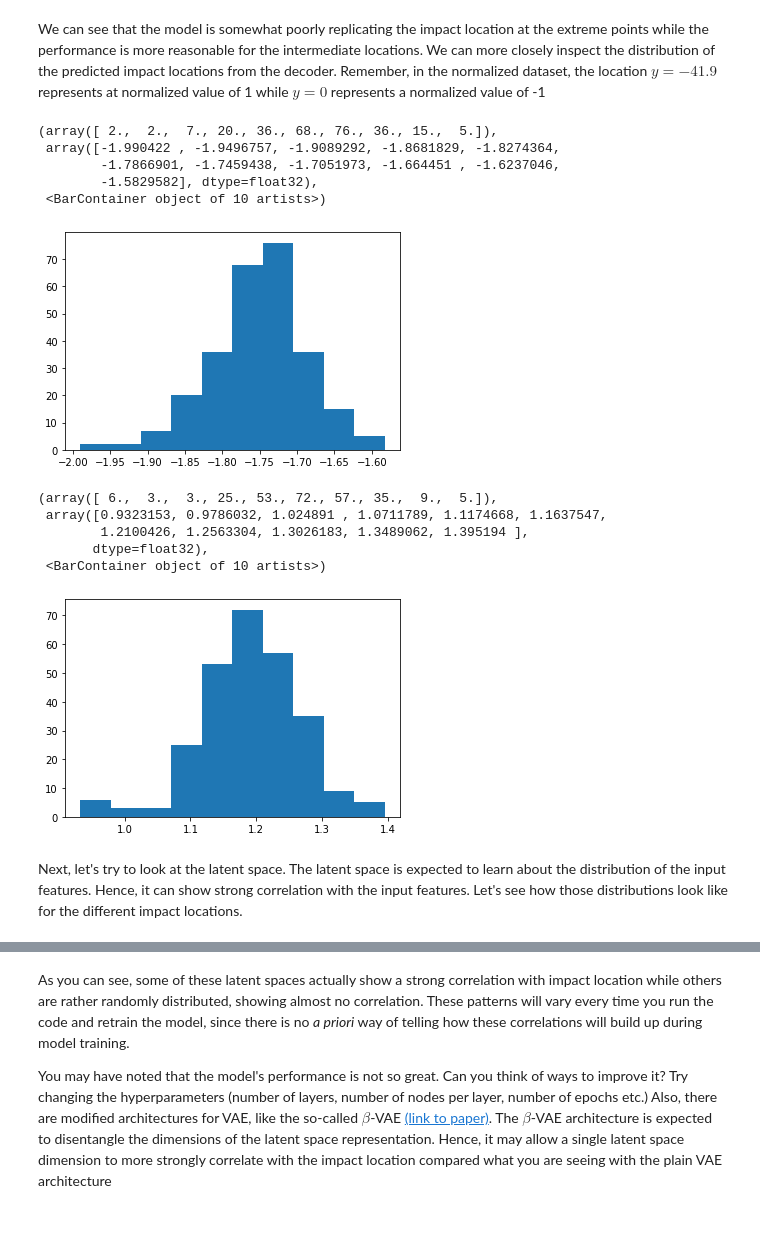
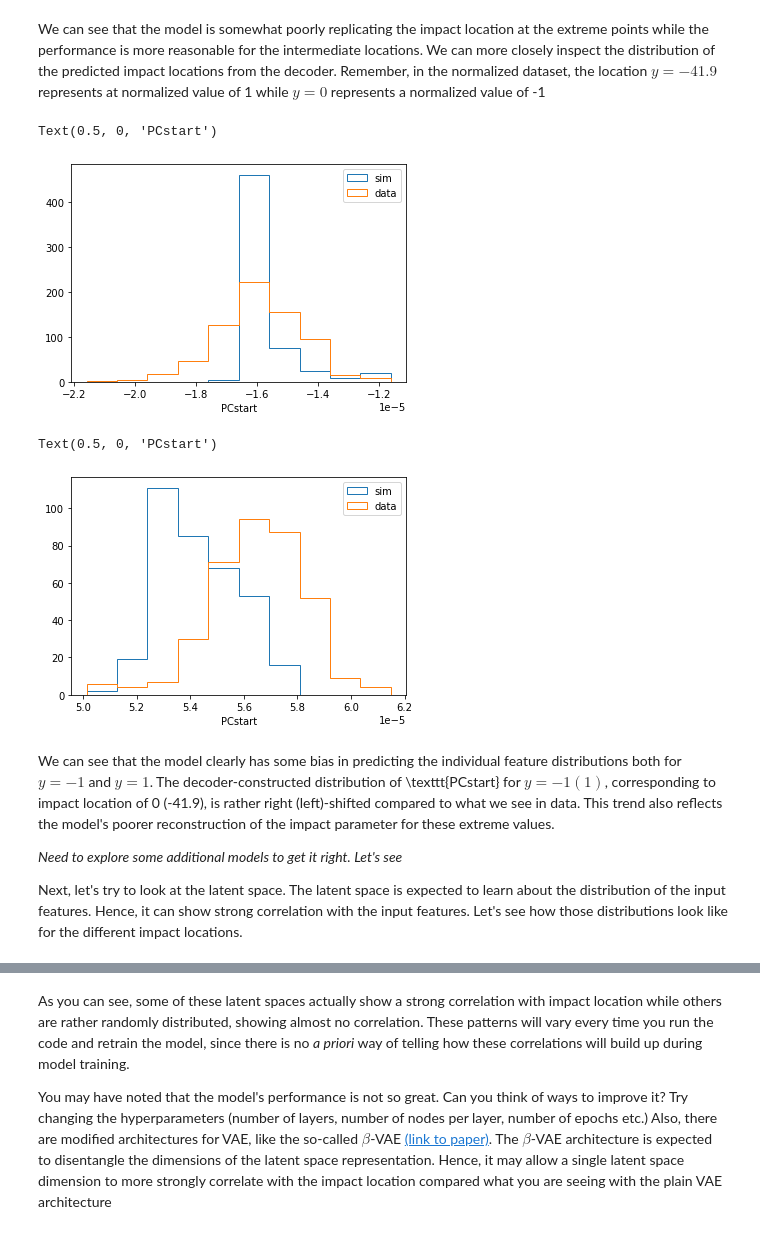
Before and after one commit to yorkiva/FAIR-Exercises, a Jupyter notebook: 08a-CDMS_NNVAE.ipynb, the cells around one changed output, grey strips where cells are left out. Cells and saved outputs as stored; diff of their text form; code cells hidden in the pictures.

```diff
--- a/08a-CDMS_NNVAE.ipynb
+++ b/08a-CDMS_NNVAE.ipynb
@@ -229,11 +221,13 @@ class CDMS_VAE(CDMS_NNSuite):
 
         return Train_MSE_Losses, Train_KL_Losses, Test_MSE_Losses, Test_KL_Losses
 # %%
-NLatent = 3
-NNodes = 32
-NhiddenLayers = 2
-enc_Layers =  [n_features+1] + NhiddenLayers*[NNodes] + [2*NLatent]
-dec_Layers =  [NLatent]  + NhiddenLayers*[NNodes] + [n_features+1]
+NLatent = 4
+NNodes_enc = 32
+NNodes_dec = 128
+NhiddenLayers_enc = 2
+NhiddenLayers_dec = 2
+enc_Layers =  [n_features+1] + NhiddenLayers_enc*[NNodes_enc] + [2*NLatent]
+dec_Layers =  [NLatent]  + NhiddenLayers_dec*[NNodes_dec] + [n_features+1]
 # gen_Layers = [3, 32, 32, 20]
 # disc_Layers = [20, 128, 64, 1]
 XY_train, XY_test = split_data('random')
@@ -241,7 +235,7 @@ lossfn = nn.MSELoss(reduction='mean')
 device = torch.device('cpu')
 #activation = nn.LeakyReLU(negative_slope=0.01)
 activation = nn.Sigmoid()
-n_epochs = 2000
+n_epochs = 4000
 batch_size = 128
 
 
@@ -253,6 +247,6 @@ NNvae =  CDMS_VAE(XY_train = XY_train,
                   activation = activation)
 
 Train_MSE_Losses, Train_KL_Losses, Test_MSE_Losses, Test_KL_Losses = NNvae.Train(n_epochs = n_epochs,
-                                                                                 batch_size = batch_size,
-                                                                                 lossfn = lossfn)
+                                                                                 batch_size = batch_size
+                                                                                 )
 # %% [output]
@@ -276,3 +270,4 @@ Epoch 200/2000,
 # %%
-mu, logvar, z, dec_output, mse_loss, KL_div = NNvae.Evaluator(NNvae.XY_train, lossfn)
-mu2, logvar2, z2, dec_output2, mse_loss2, KL_div2 = NNvae.Evaluator(NNvae.XY_test, lossfn)
+with torch.no_grad():
+    mu, logvar, z, dec_output, mse_loss, KL_div = NNvae.Evaluator(NNvae.XY_train)
+    mu2, logvar2, z2, dec_output2, mse_loss2, KL_div2 = NNvae.Evaluator(NNvae.XY_test)
@@ -317,33 +296,46 @@ plt.legend()
 We can see that the model is somewhat poorly replicating the impact location at the extreme points while the performance is more reasonable for the intermediate locations. We can more closely inspect the distribution of the predicted impact locations from the decoder. Remember, in the normalized dataset, the location $y = -41.9$ represents at normalized value of 1 while $y = 0$ represents a normalized value of -1
 # %%
 XY = NNvae.XY_train
+output = dec_output
 
 indices = XY[:,-1]==-1
 data0 = XY[indices]
+sim0 = output[indices]
+
 indices = XY[:,-1]==1
 data1 = XY[indices]
-
-f10 = data0[:,1].numpy()
-f11 = data1[:,1].numpy()
+sim1 = output[indices]
 # %%
-plt.hist(f10) # The distribution for y = -1
+feat_to_plot = 1
+_data = data0[:,feat_to_plot].numpy()*x_std[0,feat_to_plot] + x_mean[0,feat_to_plot]
+_sim = sim0[:,feat_to_plot].numpy()*x_std[0,feat_to_plot] + x_mean[0,feat_to_plot]
+
+bins = np.arange(min(_data), max(_data) + (max(_data) - min(_data))/10, (max(_data) - min(_data))/10)
+plt.hist(_sim, bins = bins, histtype='step', label='sim') # The simulated distribution of feature 1 for y = -1
+plt.hist(_data, bins = bins, histtype='step', label='data') # The actual distribution of feature 1 for y = -1
+plt.legend()
+plt.xlabel(features[feat_to_plot])
 # %% [output]
-(array([ 2.,  2.,  7., 20., 36., 68., 76., 36., 15.,  5.]),
- array([-1.990422 , -1.9496757, -1.9089292, -1.8681829, -1.8274364,
-        -1.7866901, -1.7459438, -1.7051973, -1.664451 , -1.6237046,
-        -1.5829582], dtype=float32),
- <BarContainer object of 10 artists>)
+Text(0.5, 0, 'PCstart')
-[figure, old version]
+[figure, new version]
 # %%
-plt.hist(f11) # The distribution for y = 1
+feat_to_plot = 1
+_data = data1[:,feat_to_plot].numpy()*x_std[0,feat_to_plot] + x_mean[0,feat_to_plot]
+_sim = sim1[:,feat_to_plot].numpy()*x_std[0,feat_to_plot] + x_mean[0,feat_to_plot]
+
+bins = np.arange(min(_data), max(_data) + (max(_data) - min(_data))/10, (max(_data) - min(_data))/10)
+plt.hist(_sim, bins = bins, histtype='step', label='sim') # The simulated distribution of feature 1 for y = -1
+plt.hist(_data, bins = bins, histtype='step', label='data') # The actual distribution of feature 1 for y = -1
+plt.legend()
+plt.xlabel(features[feat_to_plot])
 # %% [output]
-(array([ 6.,  3.,  3., 25., 53., 72., 57., 35.,  9.,  5.]),
- array([0.9323153, 0.9786032, 1.024891 , 1.0711789, 1.1174668, 1.1637547,
-        1.2100426, 1.2563304, 1.3026183, 1.3489062, 1.395194 ],
-       dtype=float32),
- <BarContainer object of 10 artists>)
+Text(0.5, 0, 'PCstart')
-[figure, old version]
+[figure, new version]
 # %% [markdown]
+We can see that the model clearly has some bias in predicting the individual feature distributions both for $y=-1$ and $y=1$. The decoder-constructed distribution of \texttt{PCstart} for $y = -1 (1)$, corresponding to impact location of 0 (-41.9), is rather right (left)-shifted compared to what we see in data. This trend also reflects the model's poorer reconstruction of the impact parameter for these extreme values.
+
+*Need to explore some additional models to get it right. Let's see*
+
 Next, let's try to look at the latent space. The latent space is expected to learn about the distribution of the input features. Hence, it can show strong correlation with the input features. Let's see how those distributions look like for the different impact locations.
 # %%
 y = XY[:,-1].numpy()
```
Also changed, not shown: parts of 9 cells of this notebook, 3 other files.
